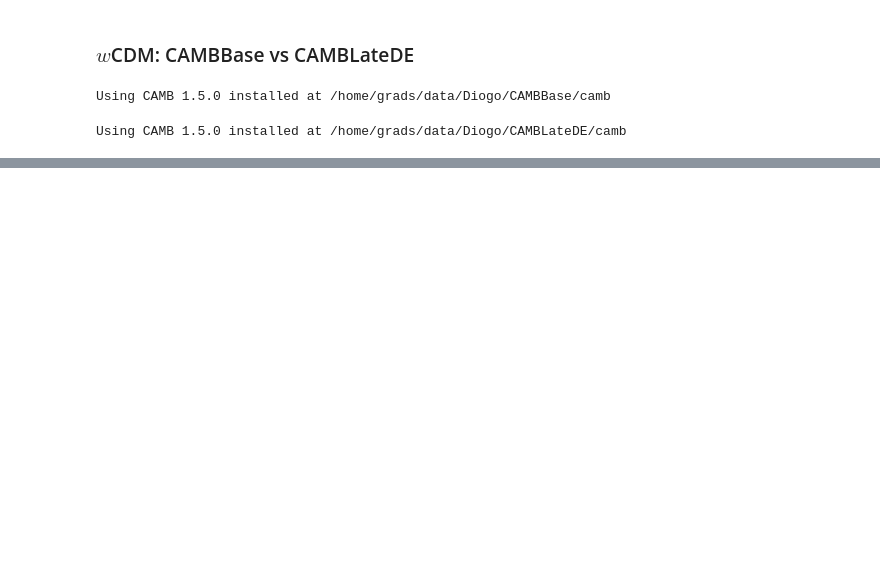
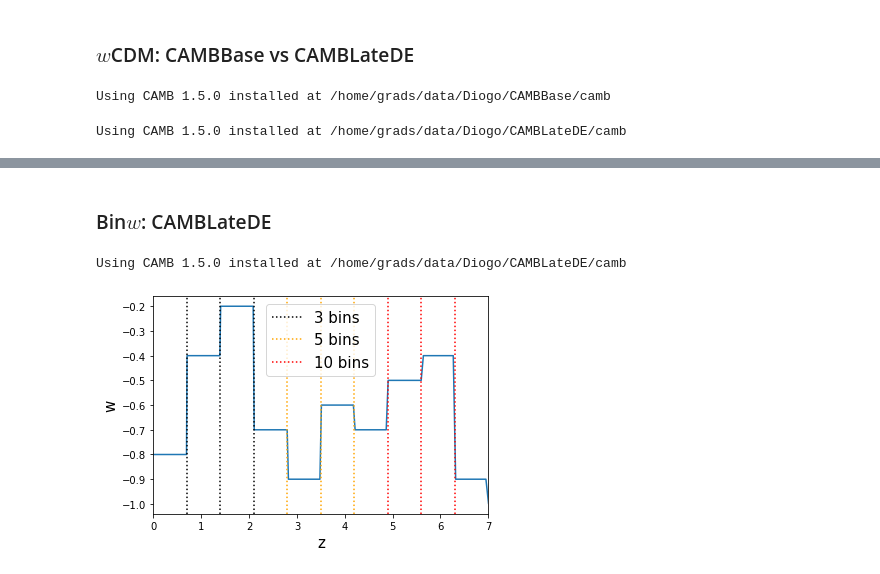
Before and after one commit to SBU-COSMOLIKE/CAMB, a Jupyter notebook: docs/LateDE_test.ipynb, the cells around one changed output, grey strips where cells are left out. Saved outputs shown, nothing was run; the diff lists cells and outputs as text; code cells hidden in the pictures; blank space fills up the shorter version.

```diff
--- a/docs/LateDE_test.ipynb
+++ b/docs/LateDE_test.ipynb
@@ -371,0 +740,59 @@ plt.show()
+# %% [markdown]
+### Bin$w$: CAMBLateDE
+# %%
+# CAMB LateDE
+import numpy as np
+import matplotlib.pyplot as plt
+import camb, os, sys
+
+#Check which CAMB is installed
+print('Using CAMB %s installed at %s'%(camb.__version__,os.path.dirname(camb.__file__)))
+# %% [output]
+Using CAMB 1.5.0 installed at /home/grads/data/Diogo/CAMBLateDE/camb
+# %%
+latede_cosmology = camb.set_params(# Background
+                            H0 = 70, ombh2=0.02238280, omch2=0.1201075, TCMB = 2.7255,
+                            dark_energy_model = 'ppf',
+                            model = 5,
+                            w0 = -0.8, w1 = -0.4, w2 = -0.2, w3 = -0.7, w4 = -0.9,
+                            w5 = -0.6, w6 = -0.7, w7 = -0.5, w8 = -0.4, w9 = -0.9, w10 = -1.0,
+                            z1=0.7, z2=1.4, z3=2.1, z4=2.8, z5=3.5,
+                            z6=4.2, z7=4.9, z8=5.6, z9=6.3, z10=7.0,
+                            # Neutrinos
+                            omnuh2 = 0, num_nu_massless=3.044, num_nu_massive = 0,
+                            nu_mass_degeneracies=[0], nu_mass_numbers = [0],
+                            # Initial Power Spectrum
+                            As = 2.100549e-09, ns = 0.9660499,
+                            YHe = 0.246, WantTransfer=True)
+# %%
+scale_factor = np.logspace(-6, 0, 2000)
+redshift = 1/scale_factor - 1
+
+latede_results = camb.get_results(latede_cosmology)
+rho_test, w_test = latede_results.get_dark_energy_rho_w(scale_factor)
+
+latede_results = camb.get_results(latede_cosmology)
+rho_de = latede_results.get_background_densities(scale_factor)['de']
+# %%
+rho_test, w_test = latede_results.get_dark_energy_rho_w(scale_factor)
+# %%
+plt.plot(redshift,w_test)
+# Model with 3 bins
+plt.axvline(x = 0.7,ls=':',c='k',label='3 bins')
+plt.axvline(x = 1.4,ls=':',c='k')
+plt.axvline(x = 2.1,ls=':',c='k')
+# Model with 5 bins
+plt.axvline(x = 2.8,ls=':',c='orange',label='5 bins')
+plt.axvline(x = 3.5,ls=':',c='orange')
+plt.axvline(x = 4.2,ls=':',c='orange')
+# Model with 10 bins
+plt.axvline(x = 4.9,ls=':',c='red',label='10 bins')
+plt.axvline(x = 5.6,ls=':',c='red')
+plt.axvline(x = 6.3,ls=':',c='red')
+#
+plt.xlabel('z',fontsize=15)
+plt.ylabel('w',fontsize=15)
+plt.legend(loc='best',fontsize=15)
+plt.xlim(0,7);
+# %% [output]
+[figure, added]
```
Also changed, not shown: parts of 80 cells of this notebook, 4 other files.
